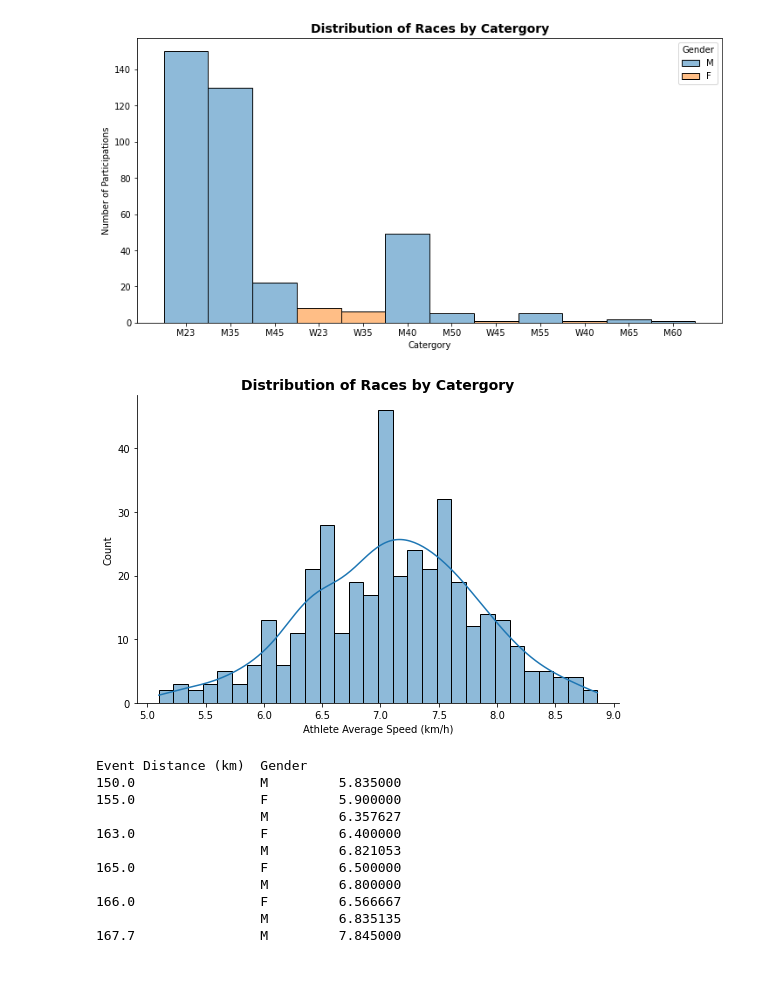
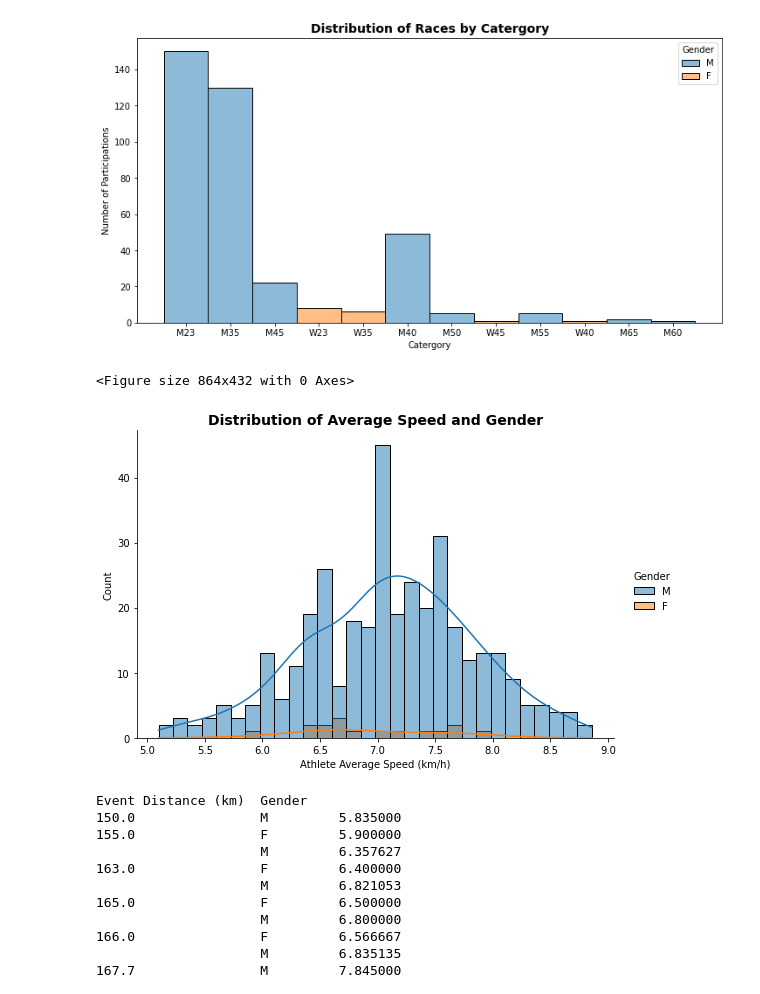
Before and after one commit to Hrunner83/Marathon, a Jupyter notebook: Ultra3.ipynb, the cells around one changed output. Saved outputs shown, nothing was run; the diff lists cells and outputs as text; code cells hidden in the pictures.

```diff
--- a/Ultra3.ipynb
+++ b/Ultra3.ipynb
@@ -167,14 +167,25 @@ plt.show()
 [figure]
 # %%
 # Create the distribution plot for Average Speed.
-sns.displot(filtered_speed, kind='hist', bins=30, kde=True, aspect=1.5)
+plt.figure(figsize=(12, 6))
 
-#Title and axis labels
-plt.title('Distribution of Races by Average Speed(km/h)', fontsize=14, weight='bold')
+sns.displot(data=Ultra2,
+    x='Average Speed (km/h)',
+    hue='Gender',
+    kind='hist',
+    bins=30,
+    kde=True,
+    aspect=1.5
+)
+
+# Title and axis labels
+plt.title('Distribution of Average Speed and Gender', fontsize=14, weight='bold')
 plt.xlabel('Athlete Average Speed (km/h)')
+
 plt.show()
 # %% [output]
+<Figure size 864x432 with 0 Axes>
-[figure, old version]
+[figure, new version]
 # %%
 # Difference in speed for the race length male to female.
 
```
Also changed, not shown: parts of 8 cells of this notebook.
